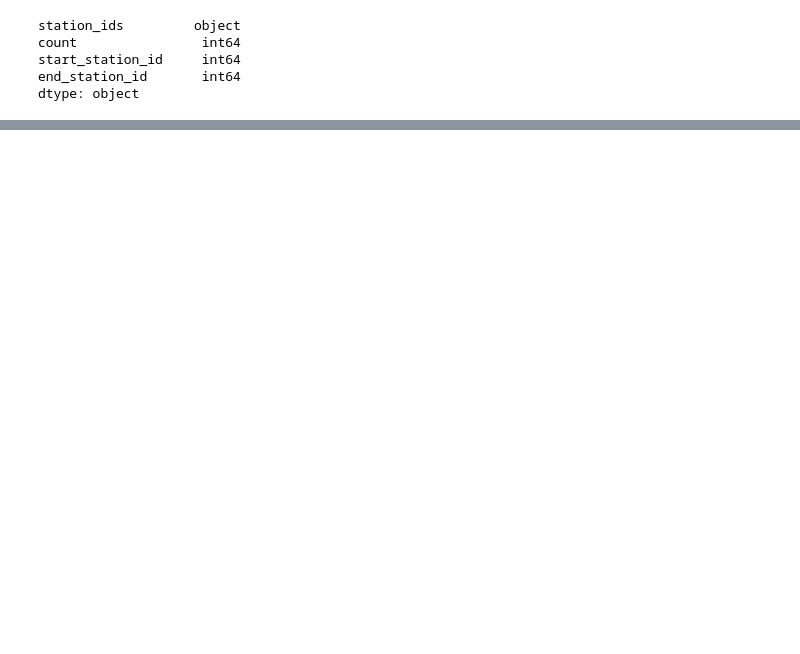
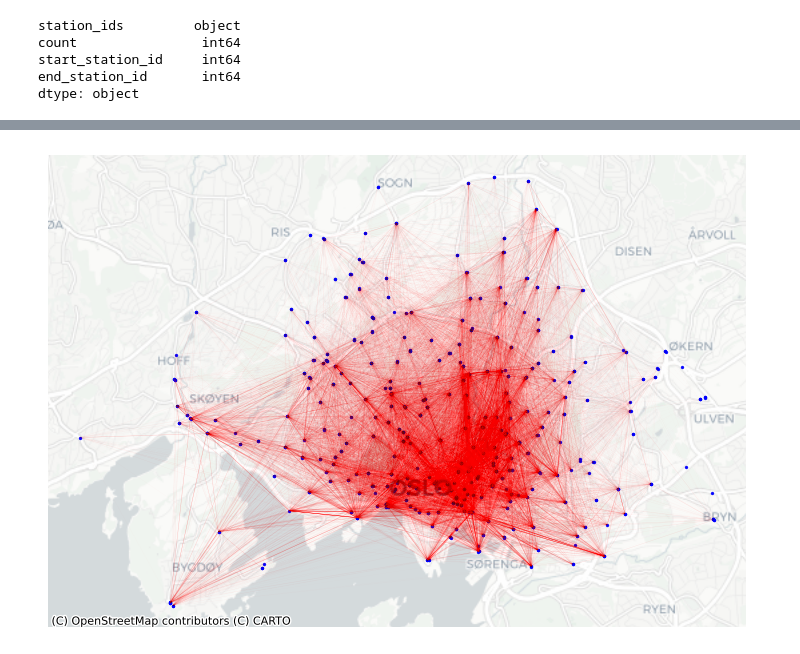
Before and after one commit to niclasclassen/oslo-city-bikes-network-flow-analysis, a Jupyter notebook: flowvisualization.ipynb, the cells around one changed output, grey strips where cells are left out. Drawn from its saved outputs; the diff is of its cells as text; code cells hidden in the pictures; blank space fills up the shorter version.

```diff
--- a/flowvisualization.ipynb
+++ b/flowvisualization.ipynb
@@ -108,9 +102,3 @@ Name: start_station_id, Length: 76712, dtype: object
 # %%
 rides_count_df['start_station_id'] = rides_count_df['start_station_id'].str[1:]
 rides_count_df['end_station_id'] = rides_count_df['end_station_id'].str.rstrip(')')
-# %%
-for i in range (len(gdf_rides_unique)):
-    for j in range (len(rides_count_df)):
-        if rides_count_df['start_station_id'][j] == gdf_rides_unique['start_station_id'][i] and rides_count_df['end_station_id'][j] == gdf_rides_unique['end_station_id'][i]:
-            gdf_rides_unique['count'][i] = rides_count_df['count'][j]
-            break
@@ -152,0 +153,8 @@ gdf_rides_unique_count_scaled
+# %%
+f, ax = plt.subplots(1, figsize=(9, 9))
+gdf_rides_unique_count_scaled.plot(linewidth= 0.3, alpha=gdf_rides_unique_count_scaled['count'], ax=ax, color='red')
+gdf_stations.plot(alpha=0.9, markersize=2, ax=ax, color='blue')
+ax.set_axis_off()
+cx.add_basemap(ax, crs=gdf_stations.crs, source=cx.providers.CartoDB.Positron)
+# %% [output]
+[figure, added]
```
Also changed, not shown: parts of 7 cells of this notebook.
